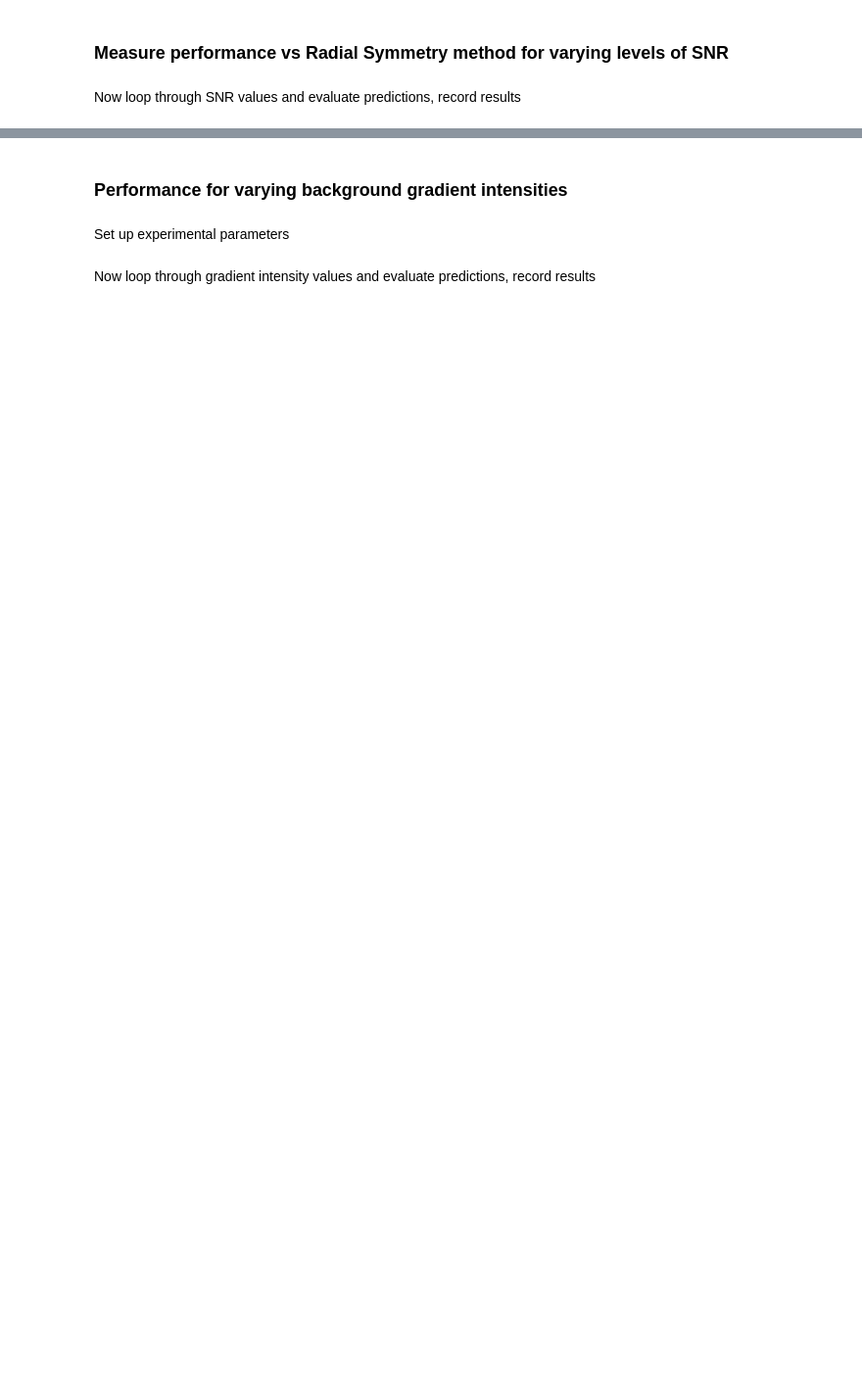
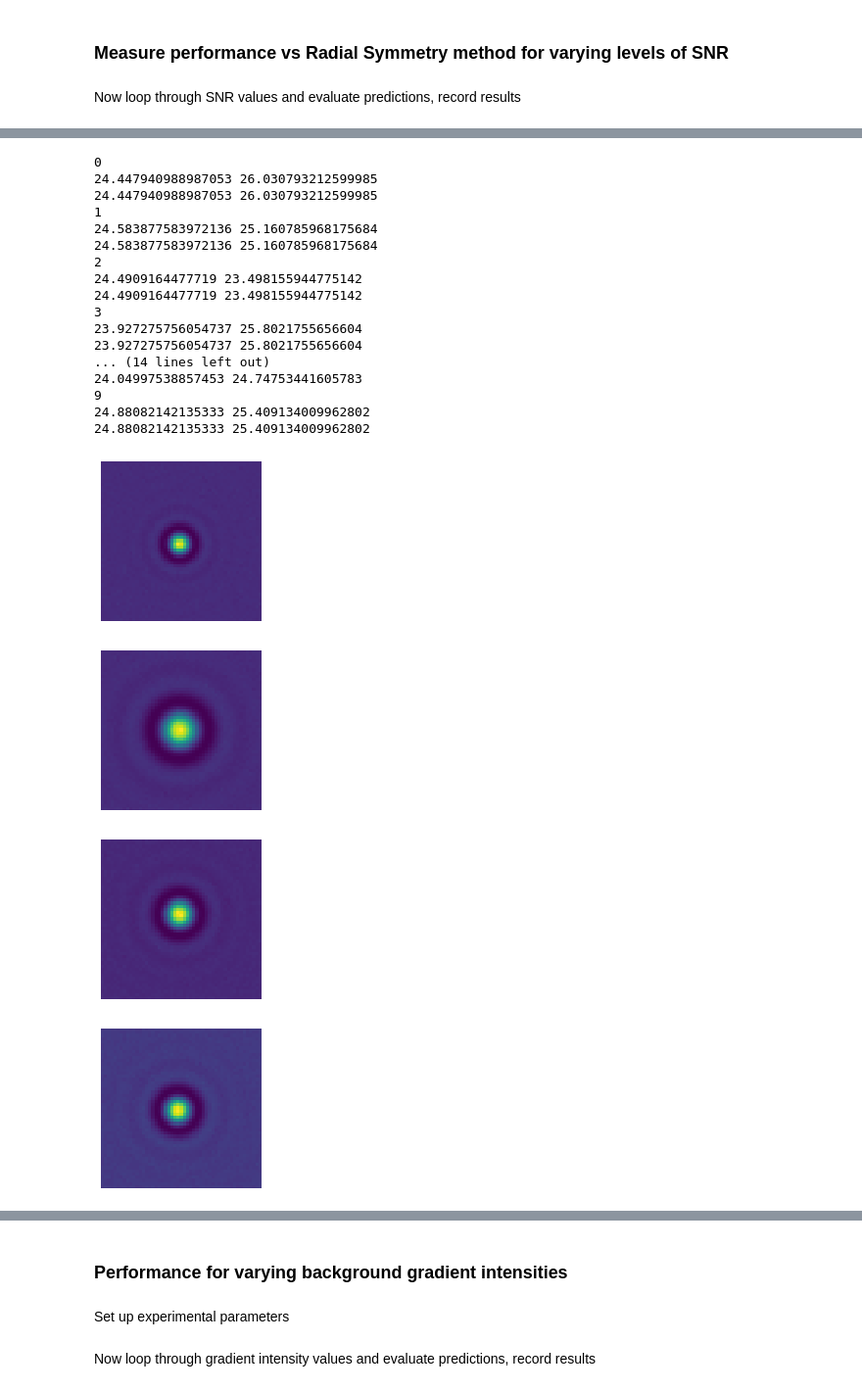
Before and after one commit to wooduk/deeptracktorch, a Jupyter notebook: nbs/E1_Track1.ipynb, the cells around one changed output, grey strips where cells are left out. Shown: that part at 98% size. Saved outputs shown, nothing was run; the diff lists cells and outputs as text; code cells hidden in the pictures; blank space fills up the shorter version.

```diff
--- a/nbs/E1_Track1.ipynb
+++ b/nbs/E1_Track1.ipynb
@@ -158,0 +168,28 @@ MAE_snr_dtt
+# %%
+for i in range(10):
+    print(i)
+    print(test_df.iloc[i]['particles'][0]['cx'],test_df.iloc[i]['particles'][0]['cy'])
+    print(test_df.iloc[i]['tx'],test_df.iloc[i]['ty'])
+    test_images[i].show()
+# %% [output]
+0
+24.447940988987053 26.030793212599985
+24.447940988987053 26.030793212599985
+1
+24.583877583972136 25.160785968175684
+24.583877583972136 25.160785968175684
+2
+24.4909164477719 23.498155944775142
+24.4909164477719 23.498155944775142
+3
+23.927275756054737 25.8021755656604
+23.927275756054737 25.8021755656604
+... (14 lines left out)
+24.04997538857453 24.74753441605783
+9
+24.88082142135333 25.409134009962802
+24.88082142135333 25.409134009962802
+[figure, added]
+[figure, added]
+[figure, added]
+[figure, added]
```
Also changed, not shown: parts of 23 cells of this notebook, 12 other files.
